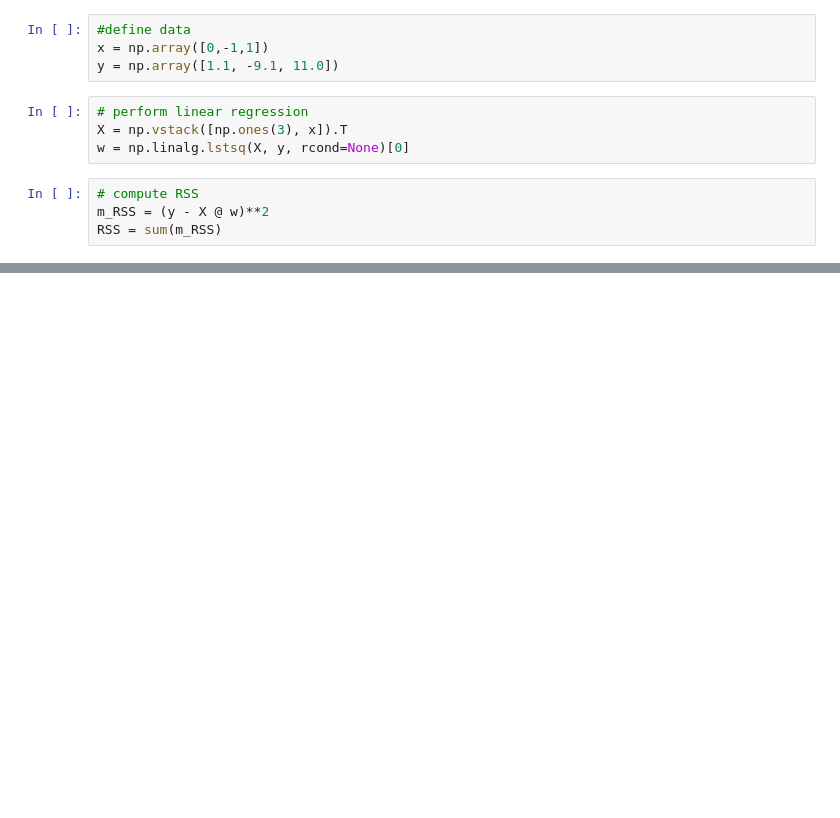
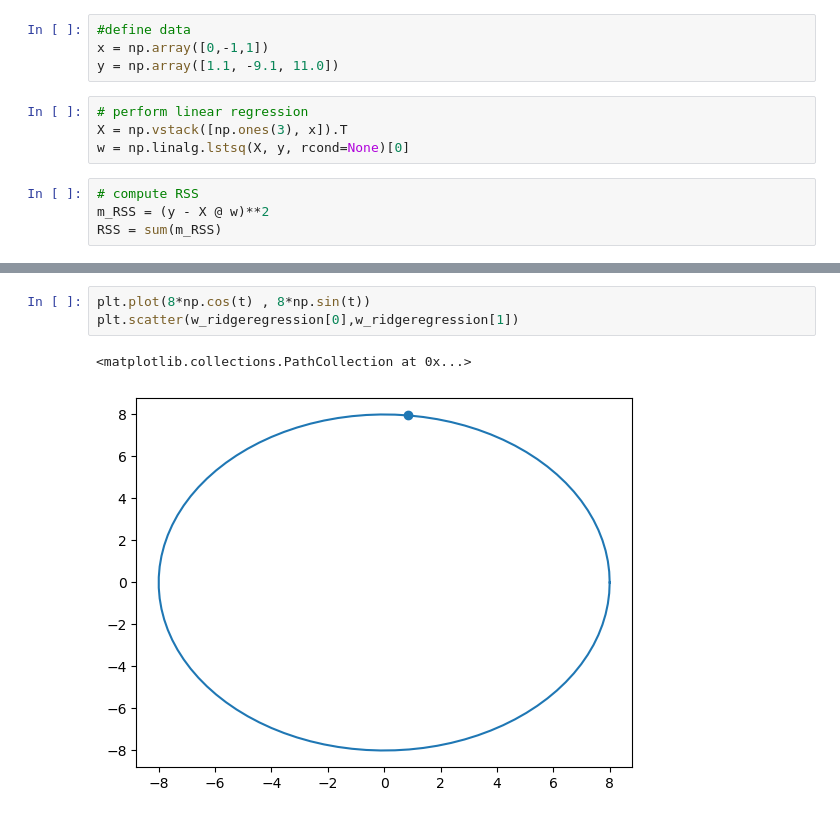
Before and after one commit to asaha1203/cx-4803, a Jupyter notebook: hw_3/hw_3_q1.ipynb, the cells around one changed output, grey strips where cells are left out. Saved outputs shown, nothing was run; the diff lists cells and outputs as text; blank space fills up the shorter version.

```diff
--- a/hw_3/hw_3_q1.ipynb
+++ b/hw_3/hw_3_q1.ipynb
@@ -37,0 +62,6 @@ array([ 1.  , 10.05])
+# %%
+plt.plot(8*np.cos(t) , 8*np.sin(t))
+plt.scatter(w_ridgeregression[0],w_ridgeregression[1])
+# %% [output]
+<matplotlib.collections.PathCollection at 0x...>
+[figure, added]
```
Also changed, not shown: parts of 8 cells of this notebook.
